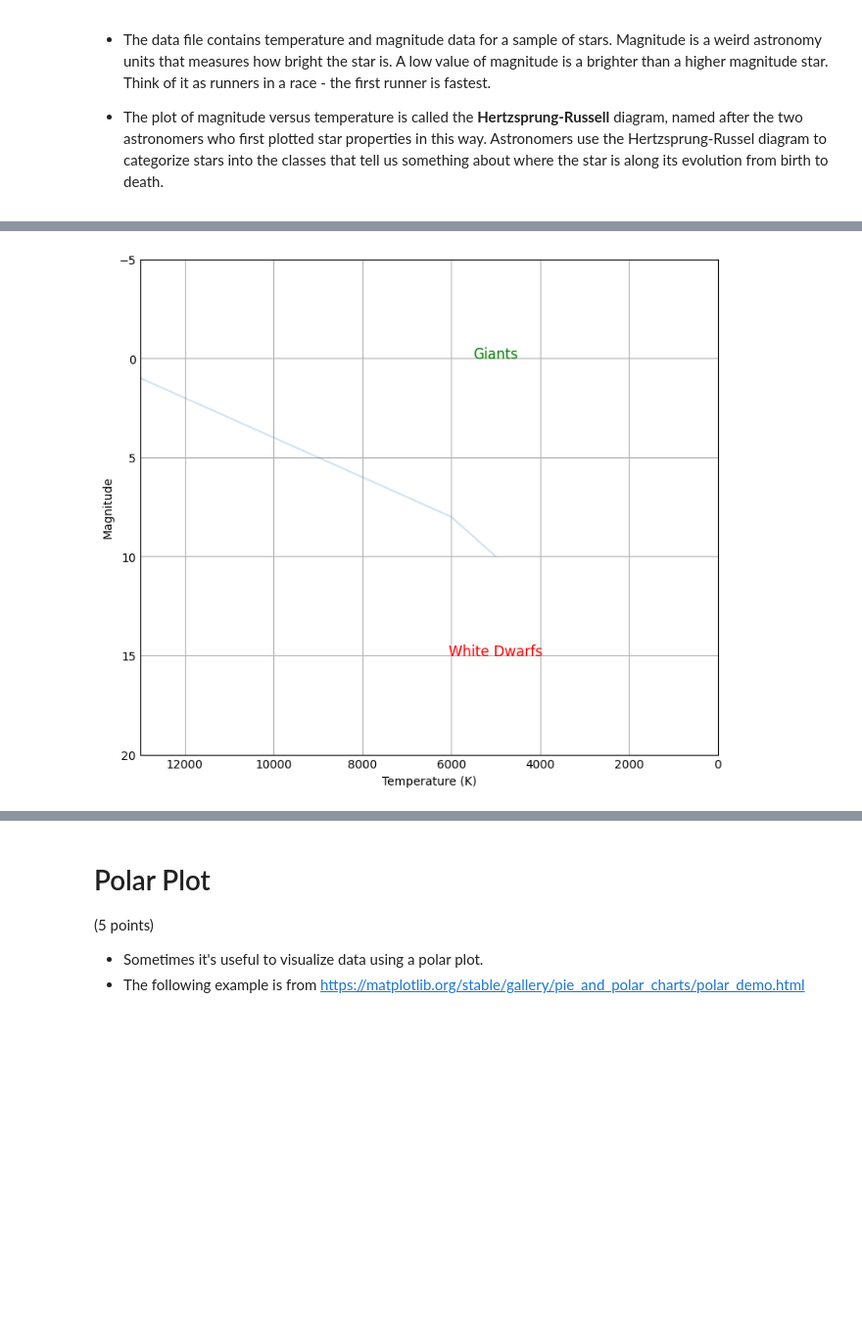
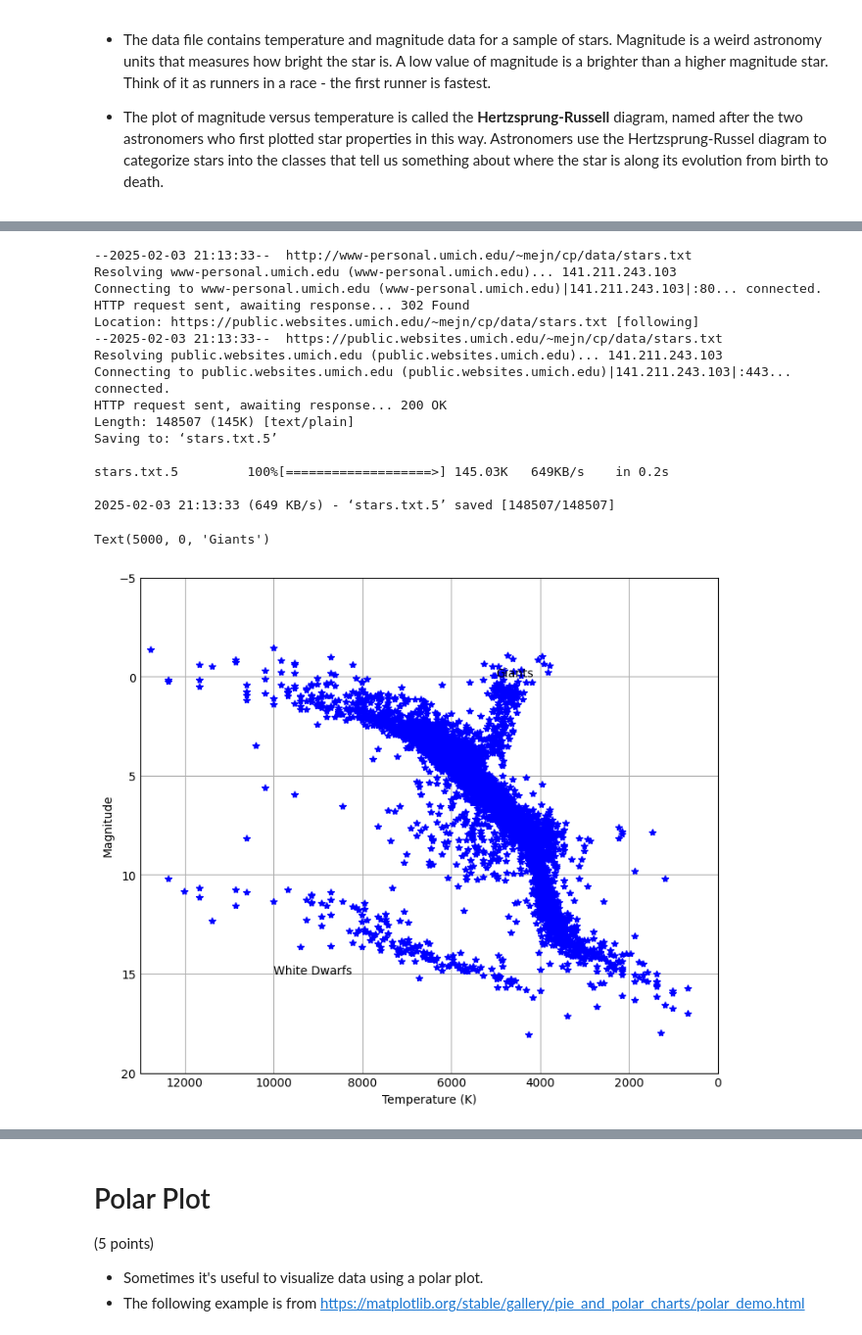
Before and after one commit to JoshuaK917/PYS250Spring2025, a Jupyter notebook: Joshua_Kennedy_Lab02_plotting_visualization.ipynb, the cells around one changed output, grey strips where cells are left out. Shown at 98% size. Saved outputs shown, nothing was run; the diff lists cells and outputs as text; code cells hidden in the pictures; blank space fills up the shorter version.

```diff
--- a/Joshua_Kennedy_Lab02_plotting_visualization.ipynb
+++ b/Joshua_Kennedy_Lab02_plotting_visualization.ipynb
@@ -106,53 +112,54 @@ sample_data  stars.txt
 # %%
 star_data = np.loadtxt('stars.txt')
 # set the first column equal to temp in Kelvin
-temp = star_data[:,0]
+temperature = star_data[:,0]
 
 # set the second column equal to magnitude
-mag = star_data[:,1]
+magnitude = star_data[:,1]
 # %%
+!wget http://www-personal.umich.edu/~mejn/cp/data/stars.txt
+
 # open a figure
 plt.figure(figsize=(7,6))
 
 # use the plt.plot command to plot magnitude versus temperature
-# plot the points using blue stars
-# set alpha=.2 so you can see the points better
+plt.plot(temperature,magnitude,'b*')
 
-# limit the x range uto (0,13000) using plt.xlim()
-temperature = [5000,6000,7000,8000,9000,10000,11000,12000,13000]
+# set alpha to 0.2 so you can easily see the points
+alpha=0.2
 
-magnitude = [10,8,7,6,5,4,3,2,1]
+# limit the x range uto (0,13000) by using plt.xlim()
+plt.xlim(0,13000)
 
-# limit the x range uto (-5,20) using plt.ylim()
+# limit y range uto (-5,20) by using plt.ylim()
+plt.ylim(-5,20)
 
-plt.plot(temperature,magnitude, alpha=0.2)
-
-# Limit the x range to (0, 13000)
-plt.xlim(0, 13000)
-
-# Limit the y range to (-5, 20)
-plt.ylim(-5, 20)
-
-# Invert the x-axis (high luminosities on the left)
+# invert the x axis
 ax = plt.gca()
 ax.invert_xaxis()
 
-# Invert the y-axis because brighter objects have lower magnitudes
+# invert the y axis
 ax.invert_yaxis()
 
-# Label the x and y axes
 plt.xlabel('Temperature (K)')
 plt.ylabel('Magnitude')
-
-# Add a text label to show where the white dwarfs are
-# (assuming white dwarfs are at low temperature and high magnitude)
-plt.text(5000, 15, 'White Dwarfs', fontsize=12, color='red', ha='center')
-
-# Add a label to show where the giants are
-# (assuming giants are around T=5000 and magnitude=0)
-plt.text(5000, 0, 'Giants', fontsize=12, color='green', ha='center')
-
-# Show the plot
-plt.show()
+plt.text(10000,15, "White Dwarfs")
+plt.text(5000,0, "Giants")
 # %% [output]
+--2025-02-03 21:13:33--  http://www-personal.umich.edu/~mejn/cp/data/stars.txt
+Resolving www-personal.umich.edu (www-personal.umich.edu)... 141.211.243.103
+Connecting to www-personal.umich.edu (www-personal.umich.edu)|141.211.243.103|:80... connected.
+HTTP request sent, awaiting response... 302 Found
+Location: https://public.websites.umich.edu/~mejn/cp/data/stars.txt [following]
+--2025-02-03 21:13:33--  https://public.websites.umich.edu/~mejn/cp/data/stars.txt
+Resolving public.websites.umich.edu (public.websites.umich.edu)... 141.211.243.103
+Connecting to public.websites.umich.edu (public.websites.umich.edu)|141.211.243.103|:443... connected.
+HTTP request sent, awaiting response... 200 OK
+Length: 148507 (145K) [text/plain]
+Saving to: ‘stars.txt.5’
+
+stars.txt.5         100%[===================>] 145.03K   649KB/s    in 0.2s
+
+2025-02-03 21:13:33 (649 KB/s) - ‘stars.txt.5’ saved [148507/148507]
+Text(5000, 0, 'Giants')
-[figure, old version]
+[figure, new version]
```
Also changed, not shown: parts of 6 cells of this notebook.
